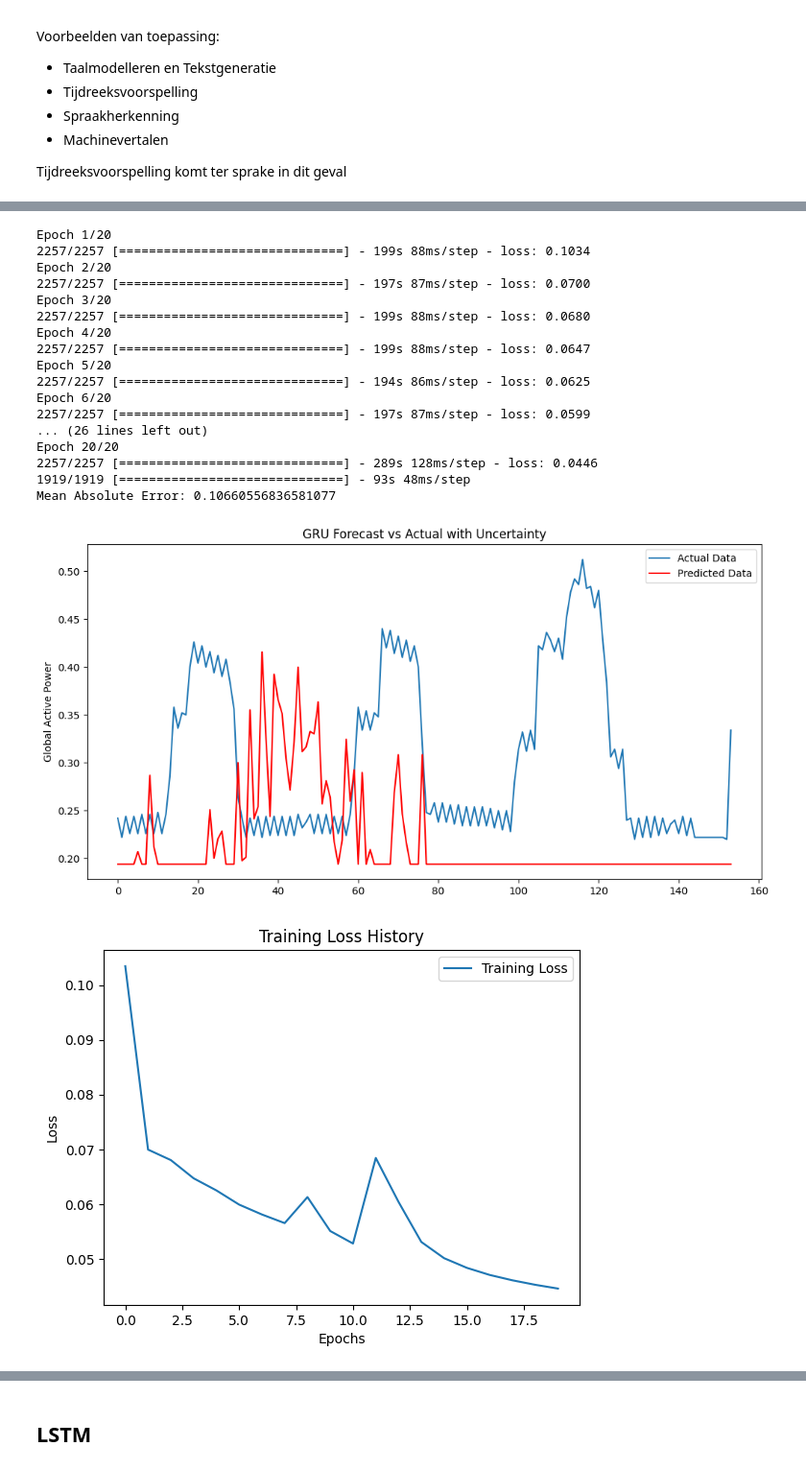
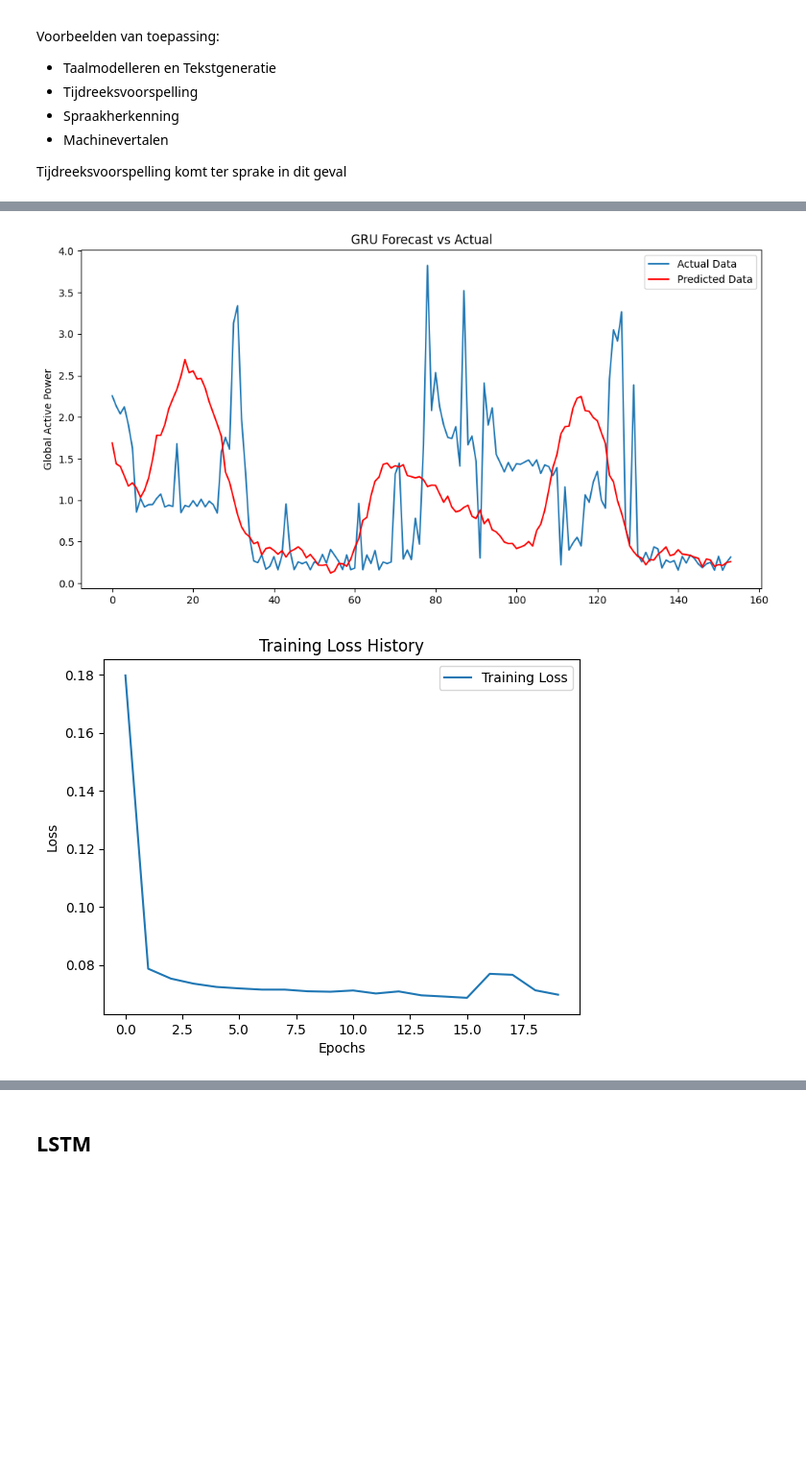
Before and after one commit to Ozziehman/Energiescan, a Jupyter notebook: household_power_consumption_models.ipynb, the cells around one changed output, grey strips where cells are left out. Shown at 96% size. Saved outputs shown, nothing was run; the diff lists cells and outputs as text; code cells hidden in the pictures; blank space fills up the shorter version.

Commit message:
trained on 15 min household power

```diff
--- a/household_power_consumption_models.ipynb
+++ b/household_power_consumption_models.ipynb
@@ -372,8 +372,8 @@ print("Num GPUs Available: ", len(tf.config.experimental.list_physical_devices('
 n_sequence_past = 720
 n_ahead_prediction = 154
 
-df_GRU = pd.read_csv('core/static/data/household_power_consumption_processed.csv', sep=',', low_memory=False)
-subset_df = df_GRU.head(int(len(df_GRU) * 0.1))
+df_GRU = pd.read_csv('core/static/data/household_power_consumption_processed_15min.csv', sep=',', low_memory=False)
+subset_df = df_GRU.head(int(len(df_GRU) * 0.5))
 
 df_GRU = subset_df[['Global_active_power', 'Month', 'Day', 'Weekday', 'Hour', 'Minute']]
 print(df_GRU.head())
@@ -441,7 +441,7 @@ plt.figure(figsize=(12, 6))
 plt.plot(y_test_inv[:n_ahead_prediction], label='Actual Data')
 plt.plot(y_pred_inv[:n_ahead_prediction], label='Predicted Data', color='red')
 
-plt.title('GRU Forecast vs Actual with Uncertainty')
+plt.title('GRU Forecast vs Actual')
 plt.ylabel('Global Active Power')
 plt.legend()
 plt.show()
@@ -465,22 +473,5 @@ Shapes: X=(61385, 720, 6), y=(61385, 154)
-Epoch 1/20
-2257/2257 [==============================] - 199s 88ms/step - loss: 0.1034
-Epoch 2/20
-2257/2257 [==============================] - 197s 87ms/step - loss: 0.0700
-Epoch 3/20
-2257/2257 [==============================] - 199s 88ms/step - loss: 0.0680
-Epoch 4/20
-2257/2257 [==============================] - 199s 88ms/step - loss: 0.0647
-Epoch 5/20
-2257/2257 [==============================] - 194s 86ms/step - loss: 0.0625
-Epoch 6/20
-2257/2257 [==============================] - 197s 87ms/step - loss: 0.0599
-... (26 lines left out)
-Epoch 20/20
-2257/2257 [==============================] - 289s 128ms/step - loss: 0.0446
-1919/1919 [==============================] - 93s 48ms/step
-Mean Absolute Error: 0.10660556836581077
-[figure, old version]
+[figure, new version]
-[figure, old version]
+[figure, new version]
 # %%
 def create_new_sequences(data, seq_length):
     X = []
```
Also changed, not shown: parts of 4 cells of this notebook, 5 other files.
